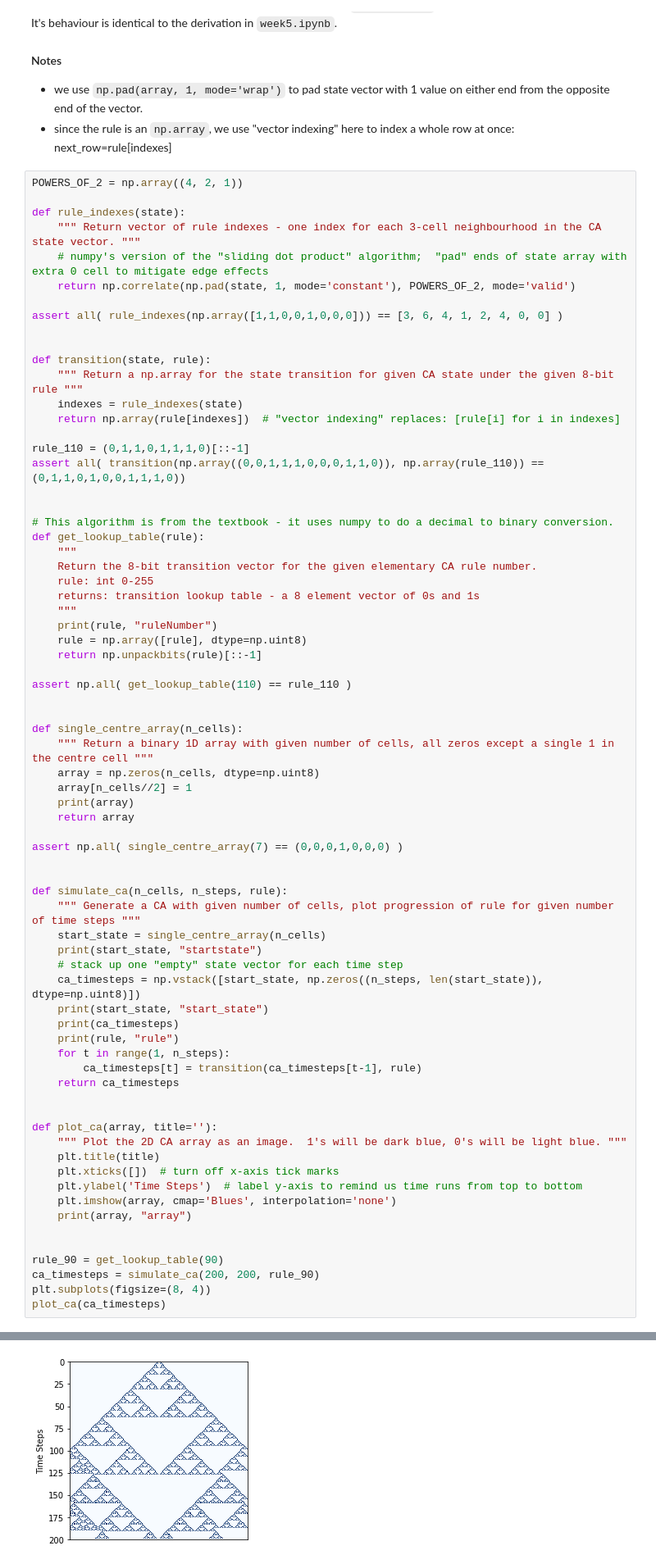
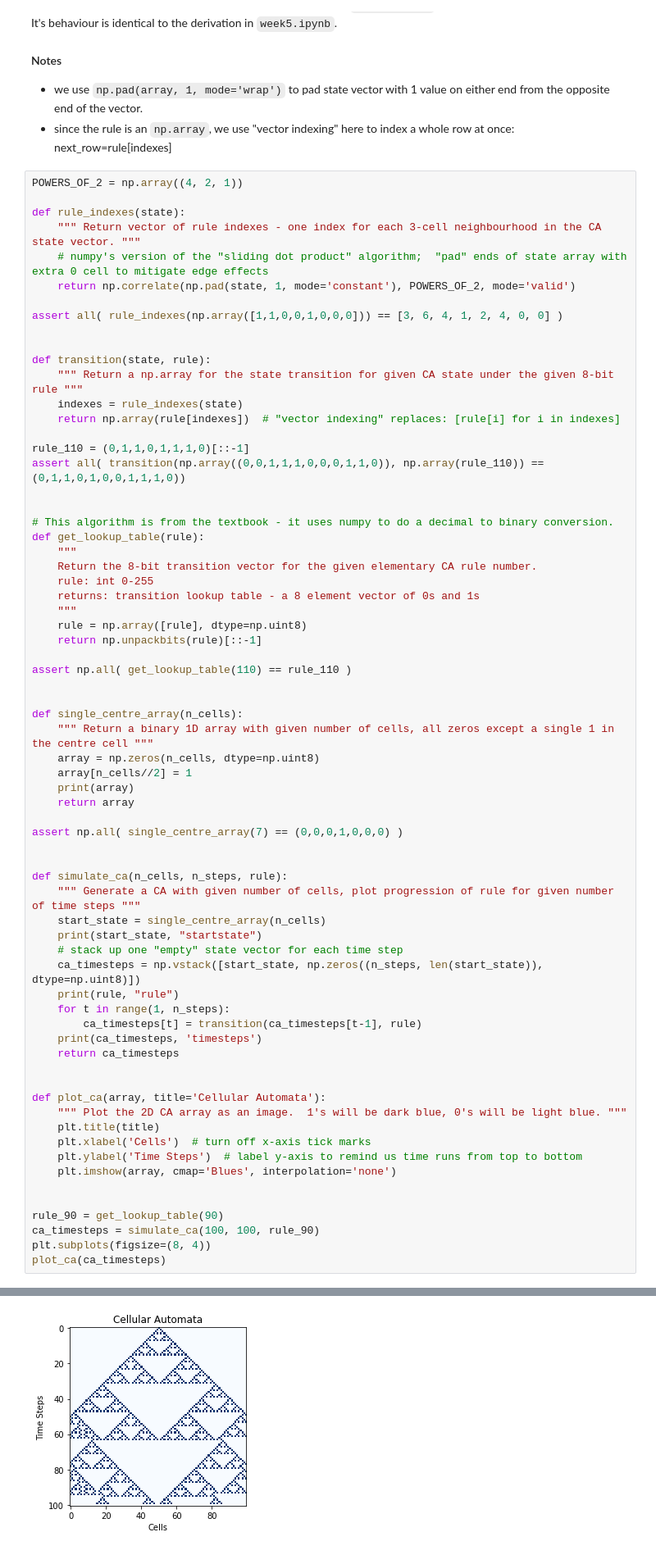
Before and after one commit to NicolasManuelKoch/cap-comp215, a Jupyter notebook: Copy_of_lab05.ipynb, the cells around one changed output, grey strips where cells are left out. Shown at 82% size. Drawn from its saved outputs; the diff is of its cells as text.

```diff
--- a/Copy_of_lab05.ipynb
+++ b/Copy_of_lab05.ipynb
@@ -60,7 +60,6 @@ def get_lookup_table(rule):
     rule: int 0-255
     returns: transition lookup table - a 8 element vector of 0s and 1s
     """
-    print(rule, "ruleNumber")
     rule = np.array([rule], dtype=np.uint8)
     return np.unpackbits(rule)[::-1]
 
@@ -83,25 +82,23 @@ def simulate_ca(n_cells, n_steps, rule):
     print(start_state, "startstate")
     # stack up one "empty" state vector for each time step
     ca_timesteps = np.vstack([start_state, np.zeros((n_steps, len(start_state)), dtype=np.uint8)])
-    print(start_state, "start_state")
-    print(ca_timesteps)
     print(rule, "rule")
     for t in range(1, n_steps):
         ca_timesteps[t] = transition(ca_timesteps[t-1], rule)
+    print(ca_timesteps, 'timesteps')
     return ca_timesteps
 
 
-def plot_ca(array, title=''):
+def plot_ca(array, title='Cellular Automata'):
     """ Plot the 2D CA array as an image.  1's will be dark blue, 0's will be light blue. """
     plt.title(title)
-    plt.xticks([])  # turn off x-axis tick marks
+    plt.xlabel('Cells')  # turn off x-axis tick marks
     plt.ylabel('Time Steps')  # label y-axis to remind us time runs from top to bottom
     plt.imshow(array, cmap='Blues', interpolation='none')
-    print(array, "array")
 
 
 rule_90 = get_lookup_table(90)
-ca_timesteps = simulate_ca(200, 200, rule_90)
+ca_timesteps = simulate_ca(100, 100, rule_90)
 plt.subplots(figsize=(8, 4))
 plot_ca(ca_timesteps)
 # %% [output]
@@ -125,4 +120,4 @@ plot_ca(ca_timesteps)
-[figure, old version]
+[figure, new version]
 # %% [markdown]
 ## Exercise 1: Additional Start States
 In Wolfram's original experiments, he starts with a CA that is all zeros except the centre cell.
```
Also changed, not shown: parts of 7 cells of this notebook.
